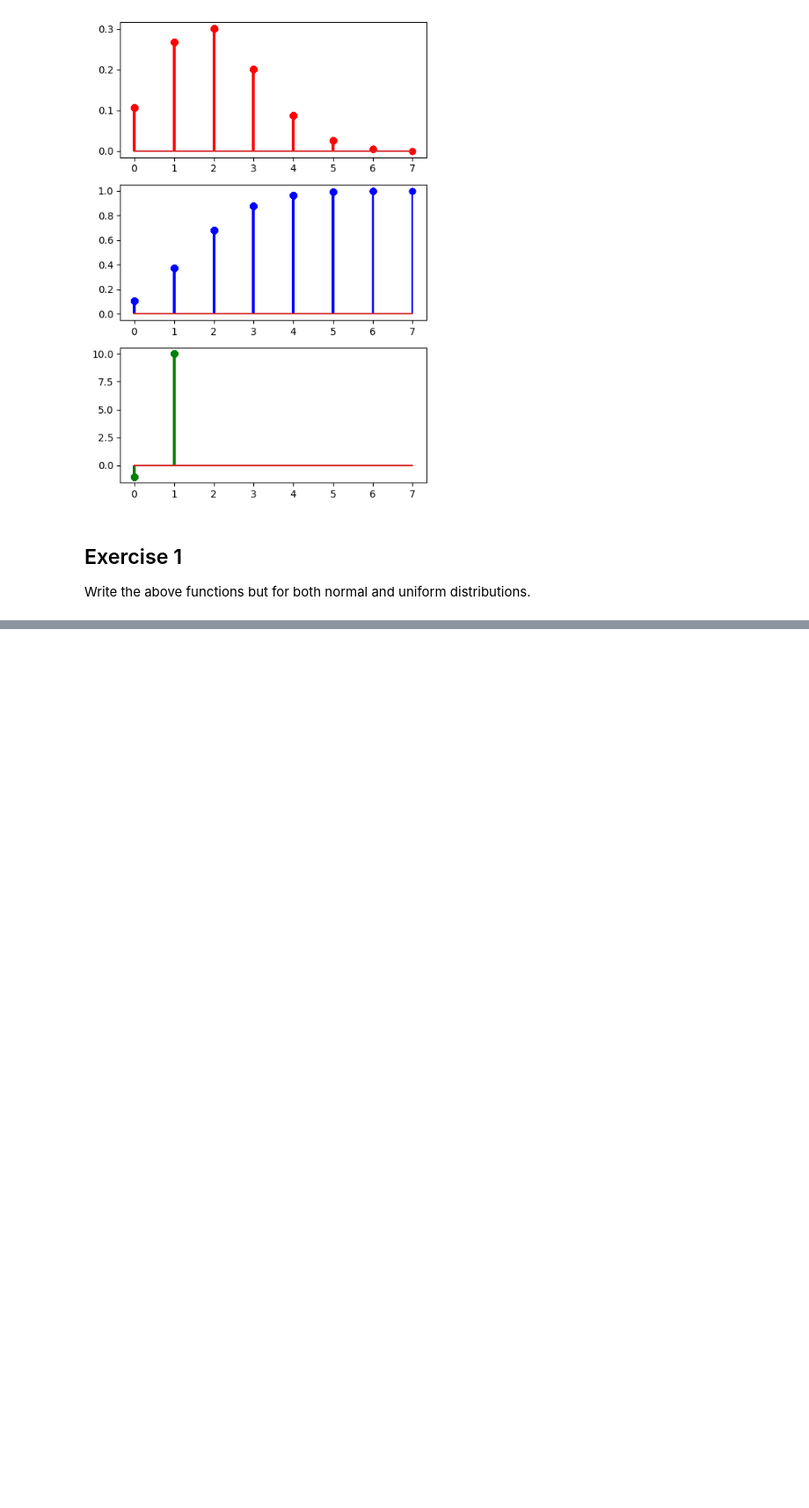
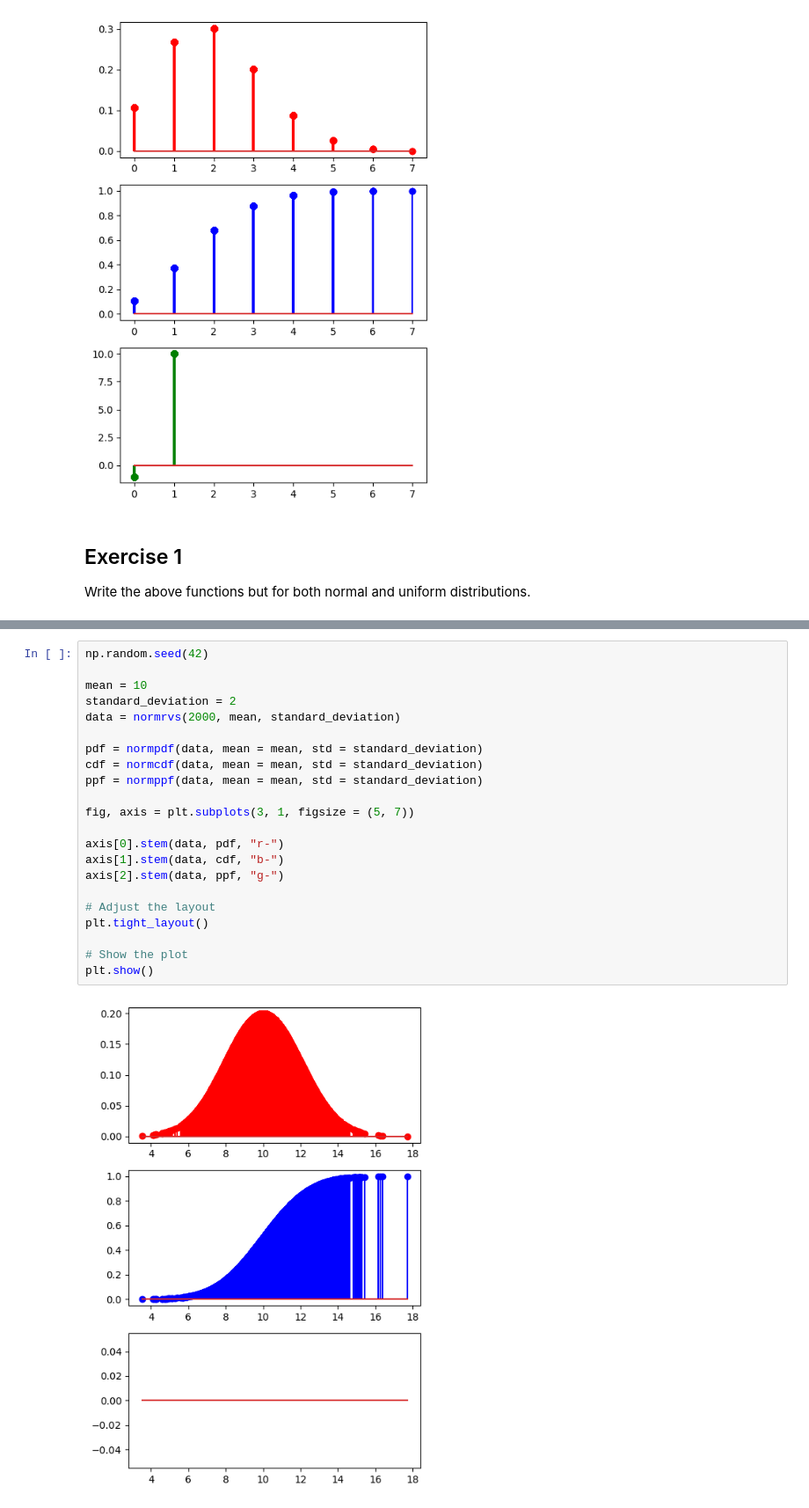
Before and after one commit to sarayruiz/sarayruiz--Proyecto-de-distibucion-de-probabilidad-con-python, a Jupyter notebook: Rashid/problems.ipynb, the cells around one changed output, grey strips where cells are left out. Shown at 88% size. Saved outputs shown, nothing was run; the diff lists cells and outputs as text; blank space fills up the shorter version.

```diff
--- a/Rashid/problems.ipynb
+++ b/Rashid/problems.ipynb
@@ -120,0 +104,24 @@ def unirvs(n, low, high):
+# %%
+np.random.seed(42)
+
+mean = 10
+standard_deviation = 2
+data = normrvs(2000, mean, standard_deviation)
+
+pdf = normpdf(data, mean = mean, std = standard_deviation)
+cdf = normcdf(data, mean = mean, std = standard_deviation)
+ppf = normppf(data, mean = mean, std = standard_deviation)
+
+fig, axis = plt.subplots(3, 1, figsize = (5, 7))
+
+axis[0].stem(data, pdf, "r-")
+axis[1].stem(data, cdf, "b-")
+axis[2].stem(data, ppf, "g-")
+
+# Adjust the layout
+plt.tight_layout()
+
+# Show the plot
+plt.show()
+# %% [output]
+[figure, added]
```
Also changed, not shown: parts of 3 cells of this notebook.
